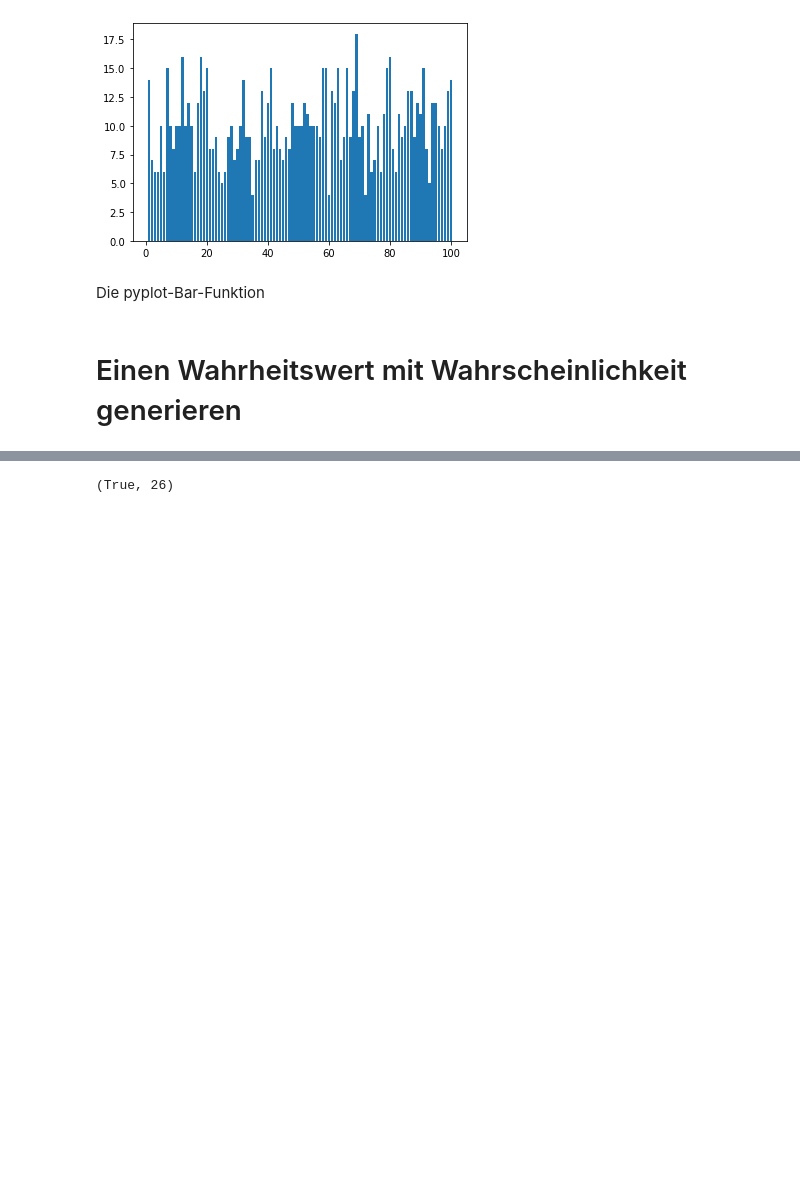
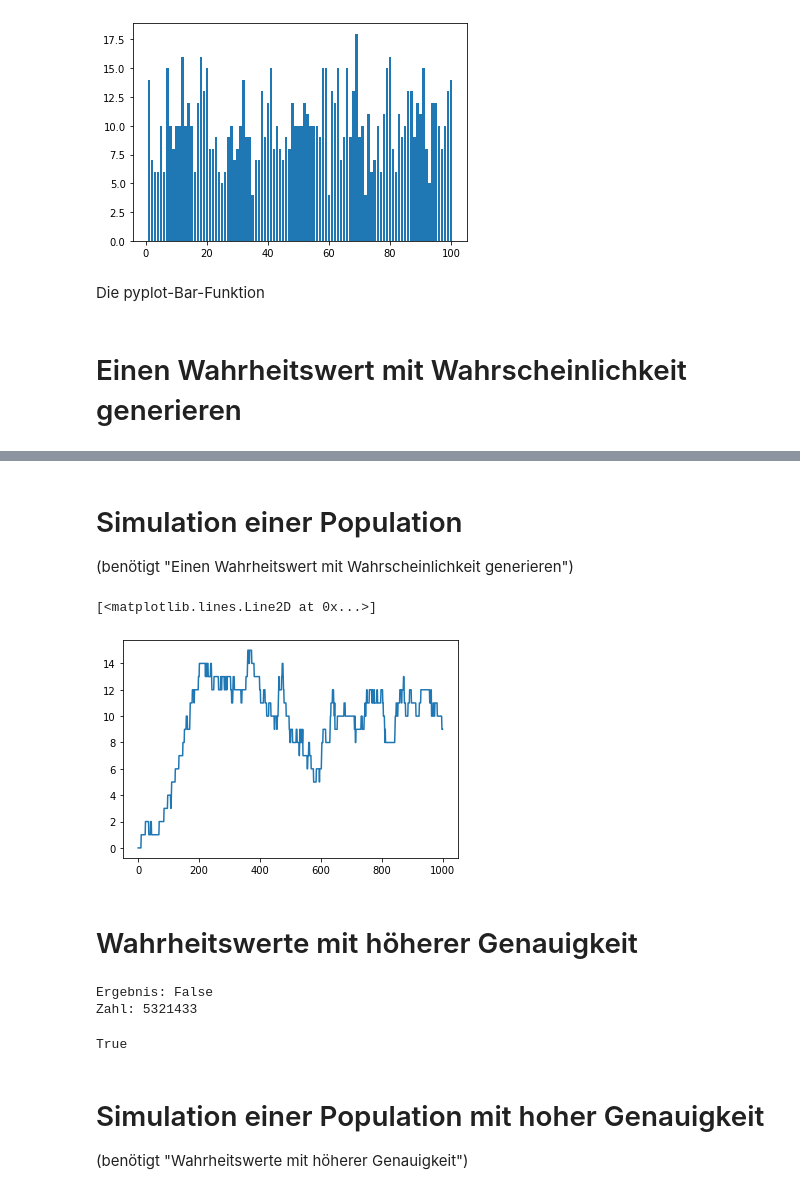
Before and after one commit to Pythonimeislabor/repo1, a Jupyter notebook: Evolution.ipynb, the cells around one changed output, grey strips where cells are left out. Drawn from its saved outputs; the diff is of its cells as text; code cells hidden in the pictures; blank space fills up the shorter version.

```diff
--- a/Evolution.ipynb
+++ b/Evolution.ipynb
@@ -80,4 +80,72 @@ Zahl: 81
-# %%
-wahrheitswert(50)
-# %% [output]
-(True, 26)
+# %% [markdown]
+# Simulation einer Population
+(benötigt "Einen Wahrheitswert mit Wahrscheinlichkeit generieren")
+# %%
+liste = [] # speichert für jeden Schleifendurchlauf wie viele Lebewesen existieren
+anzahl = 0 # speichert wie viele Lebewesen momentan existieren
+import matplotlib.pyplot as plt
+
+for _ in range(1000): # alles in der Schleife wird 1000 mal ausgeführt
+  # 1. Wird ein neues Lebewesen erzeugt ?
+  entscheidung, _ = wahrheitswert(10) # zu 10 % wird True zurückgegeben
+  if entscheidung == True: # wenn die Entscheidung True ist, wird ein neues Lebewesen erzeugt
+    anzahl+=1
+    #print("ein neues Lebewesen wird erzeugt: Es gibt", anzahl, "Lebewesen")
+
+  # 2. Welche Lebewesen sterben ?
+  for _ in range(anzahl): # für jedes Lebewesen wird geprüft, ob es an diesem Tag(simulationsschritt) stirbt
+    entscheidung, _ = wahrheitswert(1) # zu 1 % wird True zurückgegeben
+    if entscheidung == True: # wenn die Entscheidung True ist, wird ein Lebewesen sterben
+      anzahl-=1
+      #print("ein Lebewesen ist gestorben: Es gibt", anzahl, "Lebewesen")
+
+  # 3. anzahl an die Liste anhängen
+  liste.append(anzahl)
+
+  #print("es gibt", anzahl, "Lebewesen")
+
+
+
+plt.plot(liste)
+# %% [output]
+[<matplotlib.lines.Line2D at 0x...>]
+[figure, added]
+# %% [markdown]
+# Wahrheitswerte mit höherer Genauigkeit
+# %%
+import random
+
+dezimalstellen = 5
+# eine Zufallszahl generieren
+def zufallszahl():
+  zufallszahl = random.randint(1,100*10**dezimalstellen) # Zahl zwischen 1 und 100*10**dezimalstellen generieren
+  return zufallszahl
+
+def wahrheitswert(p): # p ist die Wahrscheinlichkeit in %
+  p = p*10**dezimalstellen
+  zahl = zufallszahl() # zahl ist zufällig zwischen 1 und 100*10**dezimalstellen, beide Zahlen eingeschlossen
+  if zahl <= p:
+    return True, zahl # return gibt einen Wert an den Aufruf zurück
+  else:
+    return False, zahl
+
+ergebnis, zahl = wahrheitswert(0.1)
+
+print("Ergebnis:", ergebnis)
+print("Zahl:", zahl)
+# %% [output]
+Ergebnis: False
+Zahl: 5321433
+# %%
+for _ in range(10000): # den Versuch x mal wiederholen
+  ergebnis, zahl = wahrheitswert(0.01) # zufallszahl mit 0.01% True generieren
+  if ergebnis == True:
+    print("True")
+
+# 0.01 % von 10000 ist 10000 / 100 * 0.01 = 1
+# der Erwartungswert ist also 1 mal True
+# %% [output]
+True
+# %% [markdown]
+# Simulation einer Population mit hoher Genauigkeit
+(benötigt "Wahrheitswerte mit höherer Genauigkeit")
```
Also changed, not shown: parts of 2 cells of this notebook.
